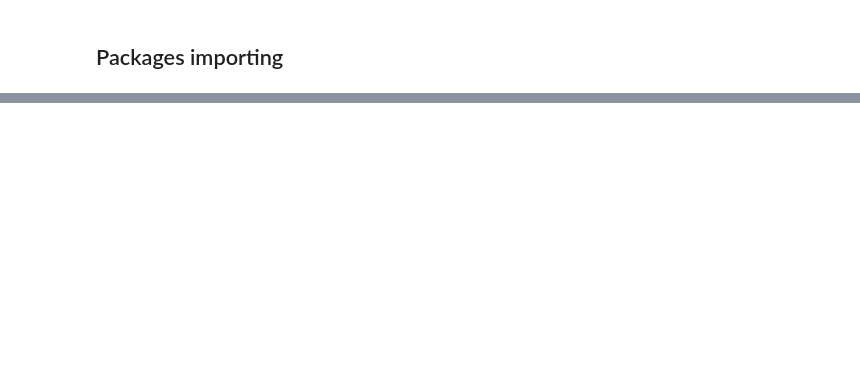
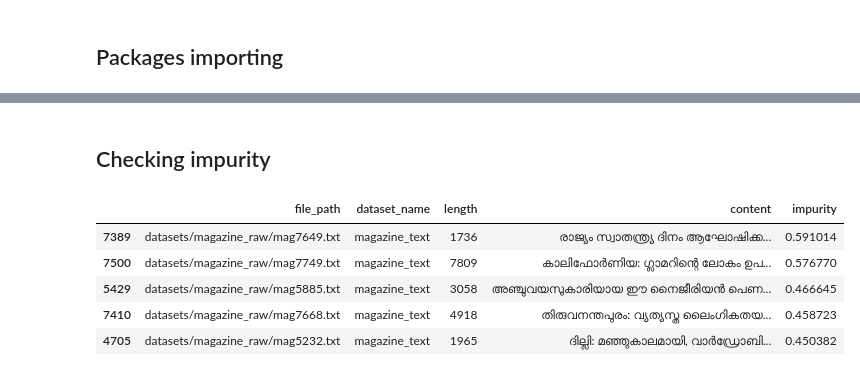
Before and after one commit to lkarjun/malayalam-language-model, a Jupyter notebook: notebook.ipynb, the cells around one changed output, grey strips where cells are left out. Cells and saved outputs as stored; diff of their text form; code cells hidden in the pictures; blank space fills up the shorter version.

Commit message:
checking impurity

```diff
--- a/notebook.ipynb
+++ b/notebook.ipynb
@@ -37,0 +61,5 @@ import spacy
+# %%
+BASE_PATH = Path("datasets/")
+
+mag = pd.read_csv(BASE_PATH/'magazine_files.csv')
+wiki = pd.read_csv(BASE_PATH/'wikitext_files.csv')
@@ -37,0 +74,8 @@ import spacy
+# %%
+def open_files(path: str):
+  with open(path, 'r') as file:
+    txt = file.read()
+  return txt
+
+mag['content'] = mag['file_path'].progress_apply(open_files)
+wiki['content'] = wiki['file_path'].progress_apply(open_files)
@@ -37,0 +90,22 @@ import spacy
+# %% [markdown]
+## Checking impurity
+# %%
+RE_SUSPICIOUS = re.compile(r'\(.*?\)|[a-zA-Z]')
+
+def check_impurity(content: str, min_len = 200):
+    '''returns the share of suspicious characters in a text'''
+    len_text = len(content)
+    if content == None or len_text < min_len:
+        return 0
+    return len(RE_SUSPICIOUS.findall(content)) / len_text
+# %%
+mag['impurity'] = mag['content'].progress_apply(check_impurity)
+# %%
+mag.sort_values(by = 'impurity', ascending=False).head(5)
+# %% [output]
+|  | file_path | dataset_name | length | content | impurity |
+| 7389 | datasets/magazine_raw/mag7649.txt | magazine_text | 1736 | രാജ്യം സ്വാതന്ത്ര്യ ദിനം ആഘോഷിക്ക... | 0.591014 |
+| 7500 | datasets/magazine_raw/mag7749.txt | magazine_text | 7809 | കാലിഫോര്‍ണിയ: ഗ്ലാമറിന്റെ ലോകം ഉപ... | 0.576770 |
+| 5429 | datasets/magazine_raw/mag5885.txt | magazine_text | 3058 | അഞ്ചുവയസുകാരിയായ ഈ നൈജീരിയന്‍ പെണ... | 0.466645 |
+| 7410 | datasets/magazine_raw/mag7668.txt | magazine_text | 4918 | തിരുവനന്തപുരം: വ്യത്യസ്ത ലൈംഗികതയ... | 0.458723 |
+| 4705 | datasets/magazine_raw/mag5232.txt | magazine_text | 1965 | ദില്ലി: മഞ്ഞുകാലമായി, വാര്‍ഡ്രോബി... | 0.450382 |
```
Also changed, not shown: parts of 6 cells of this notebook.
